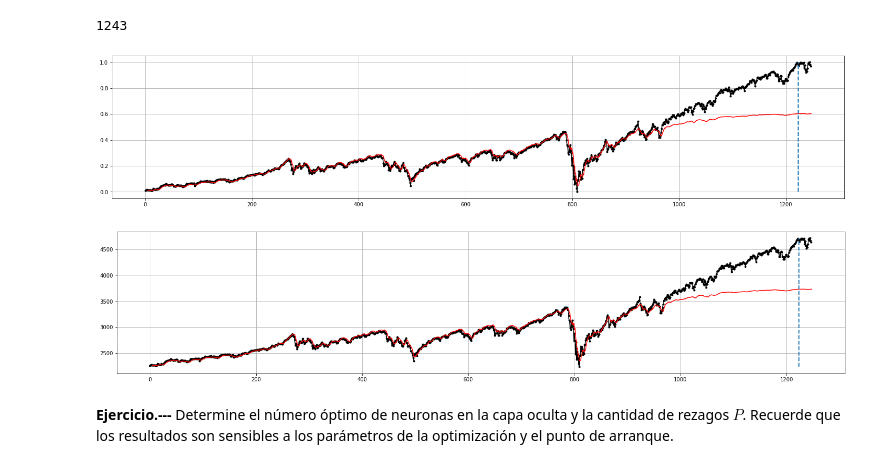
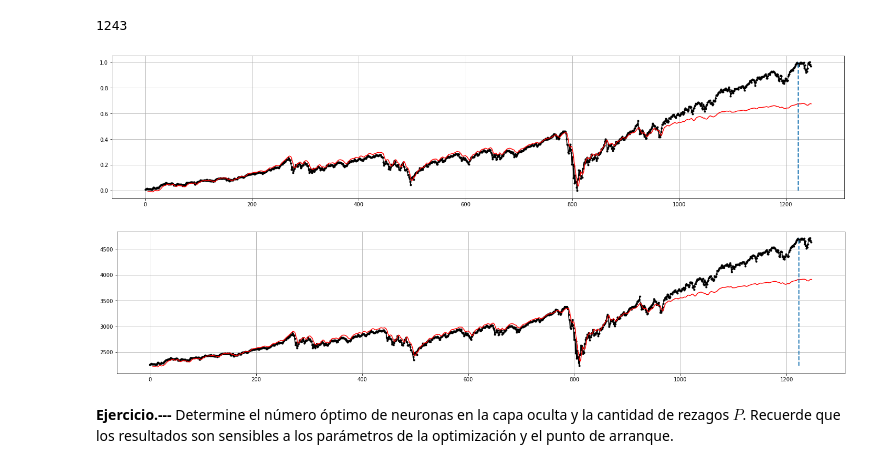
Before and after one commit to napb/mla_final, a Jupyter notebook: final/1-03_pronostico_series_de_tiempo.ipynb, the cells around one changed output. Cells and saved outputs as stored; diff of their text form; code cells hidden in the pictures.

```diff
--- a/final/1-03_pronostico_series_de_tiempo.ipynb
+++ b/final/1-03_pronostico_series_de_tiempo.ipynb
@@ -147,7 +147,7 @@ from sklearn.neural_network import MLPRegressor
 
 np.random.seed(123456)
 
-H = 1  # Se escoge arbitrariamente
+H = 10  # Se escoge arbitrariamente
 
 mlp = MLPRegressor(
     hidden_layer_sizes=(H,),
@@ -155,38 +155,38 @@ mlp = MLPRegressor(
     learning_rate="adaptive",
     momentum=0.0,
     learning_rate_init=0.1,
-    max_iter=10000,
+    max_iter=10000
 )
 
 # Entrenamiento
 mlp.fit(X[0:998], observed_scaled[0:998])
 
 # Pronostico
 y_scaled_m1 = mlp.predict(X)
 
 plt.figure(figsize=(25, 5))
 plt.plot(data_scaled, ".-k")
 plt.grid()
 
 #
 # No hay pronóstico para los primeros 13 valores
 # de la serie
 #
 plt.plot([None] * P + y_scaled_m1.tolist(), "-r")
 
 #
 # linea vertical para dividir el entrenamiento
 # del pronóstico. Se ubica en el ultimo dato
 # usando para entrenamiento
 #
 plt.plot(
     [len(data_scaled) - 24, len(data_scaled) - 24],
     [min(data_scaled), max(data_scaled)],
     "--",
     linewidth=2,
 );
 # %% [output]
-[figure, old version]
+[figure, new version]
 # %%
 #
 # Se desescala para llevar los valores a la escala de los datos originales
@@ -200,7 +200,7 @@ plt.grid()
 plt.plot([None] * P + y_m1, "-r")
 plt.plot([len(data) - 24, len(data) - 24], [min(data), max(data)], "--", linewidth=2);
 # %% [output]
-[figure, old version]
+[figure, new version]
 # %% [markdown]
 **Ejercicio.---** Determine el número óptimo de neuronas en la capa oculta y la cantidad de rezagos $P$. Recuerde que los resultados son sensibles a los parámetros de la optimización y el punto de arranque.
 # %% [markdown]
```
Also changed, not shown: parts of 5 cells of this notebook, 12 other files.
